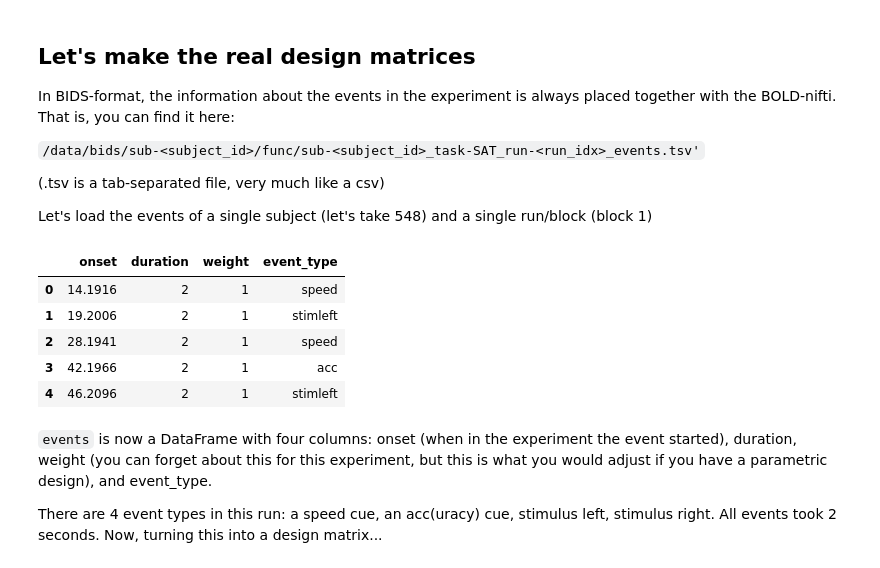
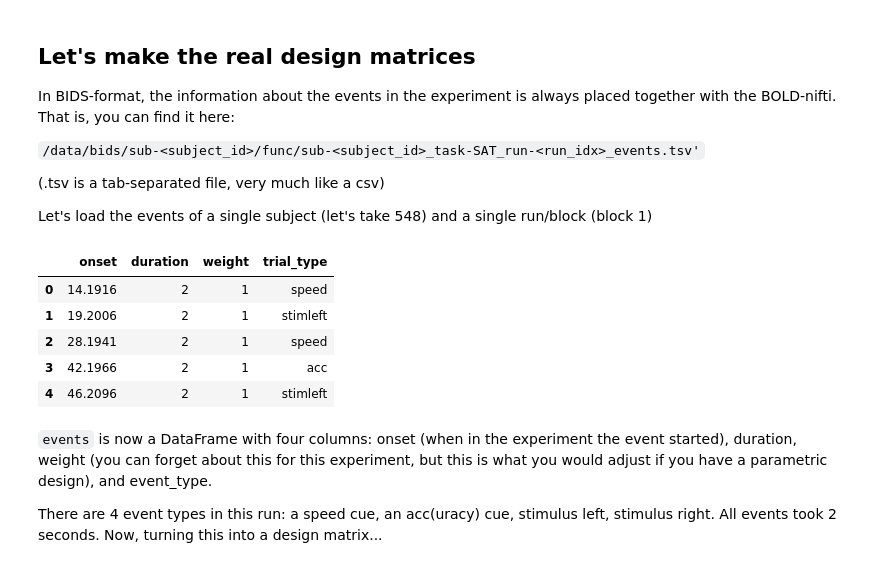
Before and after one commit to StevenM1/summerschool_mbn_2022, a Jupyter notebook: Part 4. Model-based analysis answers.ipynb, the cells around one changed output. Saved outputs shown, nothing was run; the diff lists cells and outputs as text; code cells hidden in the pictures.

```diff
--- a/Part 4. Model-based analysis answers.ipynb
+++ b/Part 4. Model-based analysis answers.ipynb
@@ -150,14 +153,15 @@ Let's load the events of a single subject (let's take 548) and a single run/bloc
 # %%
 subj_idx = 548
 block = 1
 mask = 'STR_L'
 
 events = pd.read_csv('/data/bids/sub-%d/func/sub-%d_task-SAT_run-%d_events.tsv' %(subj_idx, subj_idx, block), sep='\t')
 events = events[pd.notnull(events.event_type)]  # remove null trials
+events = events.rename(columns={'event_type': 'trial_type'}) # rename the 'event_type' column to 'trial_type', which nilearn expects
 
 events.head()
 # %% [output]
-|  | onset | duration | weight | event_type |
+|  | onset | duration | weight | trial_type |
 | 0 | 14.1916 | 2 | 1 | speed |
 | 1 | 19.2006 | 2 | 1 | stimleft |
 | 2 | 28.1941 | 2 | 1 | speed |
```
Also changed, not shown: parts of 15 cells of this notebook, 1 other file.
